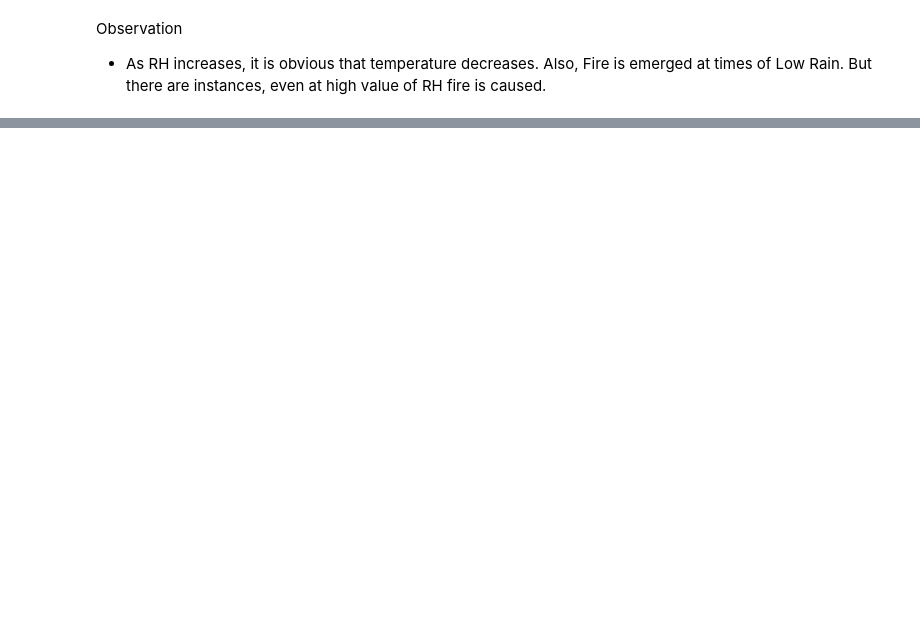
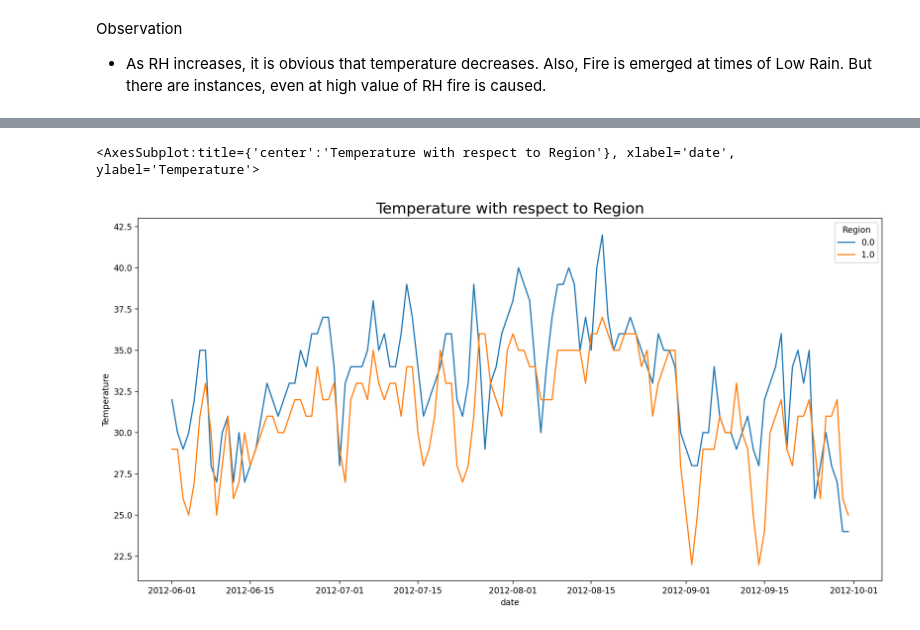
Before and after one commit to Mohd-Haseeb/EDA, a Jupyter notebook: AlgerianFire/main.ipynb, the cells around one changed output, grey strips where cells are left out. Drawn from its saved outputs; the diff is of its cells as text; code cells hidden in the pictures; blank space fills up the shorter version.

```diff
--- a/AlgerianFire/main.ipynb
+++ b/AlgerianFire/main.ipynb
@@ -873,0 +911,4 @@ Observation
+# %%
+date_temp_region = df.sort_values(by='date').groupby(['date','Region','Classes']).aggregate({'Temperature' : 'mean'}).reset_index()
+
+date_temp_region.head()
@@ -873,0 +922,8 @@ Observation
+# %%
+plt.figure(figsize=(16,8), dpi=200)
+plt.title('Temperature with respect to Region', fontsize=18)
+
+sns.lineplot(data=date_temp_region, x="date", y="Temperature", hue="Region")
+# %% [output]
+<AxesSubplot:title={'center':'Temperature with respect to Region'}, xlabel='date', ylabel='Temperature'>
+[figure, added]
```
Also changed, not shown: parts of 46 cells of this notebook.
